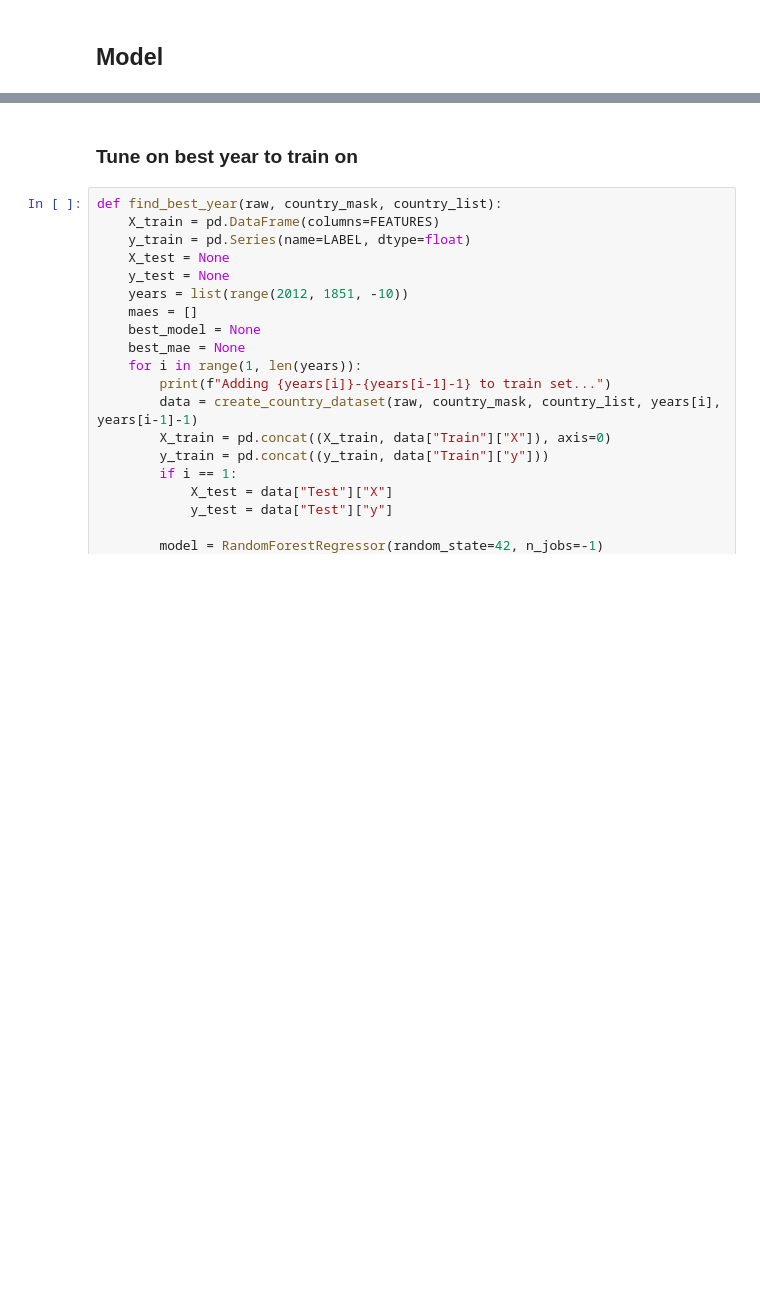
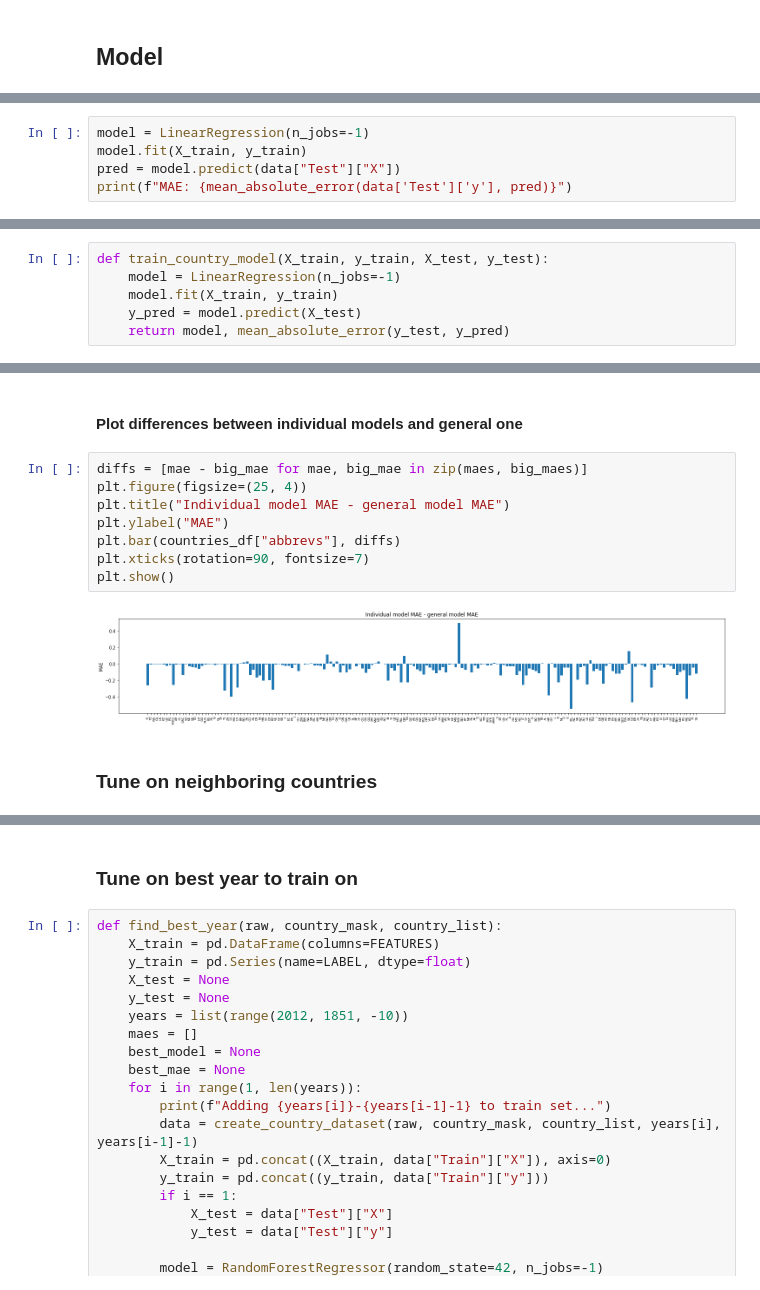
Before and after one commit to Project-Resilience/mvp, a Jupyter notebook: model/forest.ipynb, the cells around one changed output, grey strips where cells are left out. Saved outputs shown, nothing was run; the diff lists cells and outputs as text; blank space fills up the shorter version.

```diff
--- a/model/forest.ipynb
+++ b/model/forest.ipynb
@@ -132,2 +191,7 @@ dump(model, "../demo/predictors/ELUC_forest.joblib")
 # %% [output]
 MAE: 0.03661973635413101
+# %%
+model = LinearRegression(n_jobs=-1)
+model.fit(X_train, y_train)
+pred = model.predict(data["Test"]["X"])
+print(f"MAE: {mean_absolute_error(data['Test']['y'], pred)}")
@@ -133,0 +283,6 @@ MAE: 0.03661973635413101
+# %%
+def train_country_model(X_train, y_train, X_test, y_test):
+    model = LinearRegression(n_jobs=-1)
+    model.fit(X_train, y_train)
+    y_pred = model.predict(X_test)
+    return model, mean_absolute_error(y_test, y_pred)
@@ -133,0 +409,14 @@ MAE: 0.03661973635413101
+# %% [markdown]
+#### Plot differences between individual models and general one
+# %%
+diffs = [mae - big_mae for mae, big_mae in zip(maes, big_maes)]
+plt.figure(figsize=(25, 4))
+plt.title("Individual model MAE - general model MAE")
+plt.ylabel("MAE")
+plt.bar(countries_df["abbrevs"], diffs)
+plt.xticks(rotation=90, fontsize=7)
+plt.show()
+# %% [output]
+[figure, added]
+# %% [markdown]
+### Tune on neighboring countries
```
Also changed, not shown: parts of 27 cells of this notebook, 8 other files.
